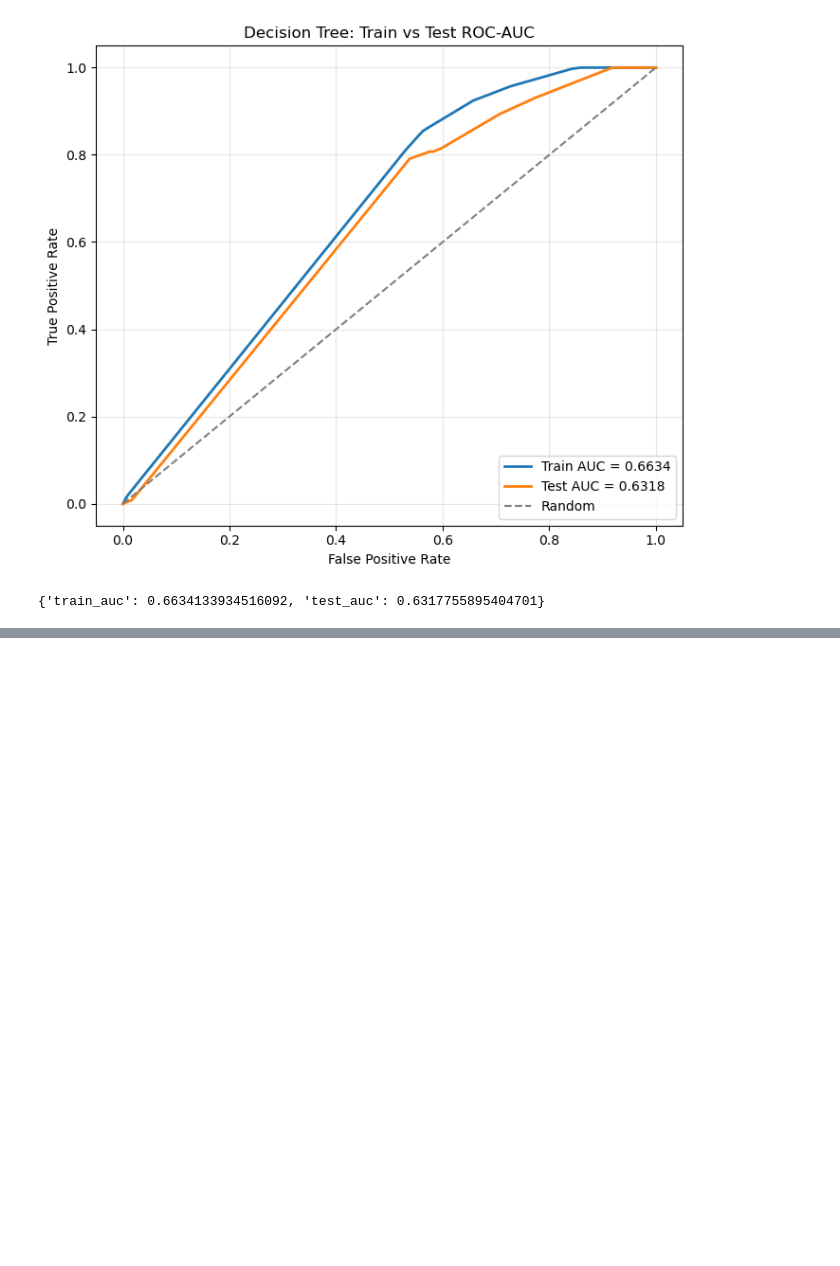
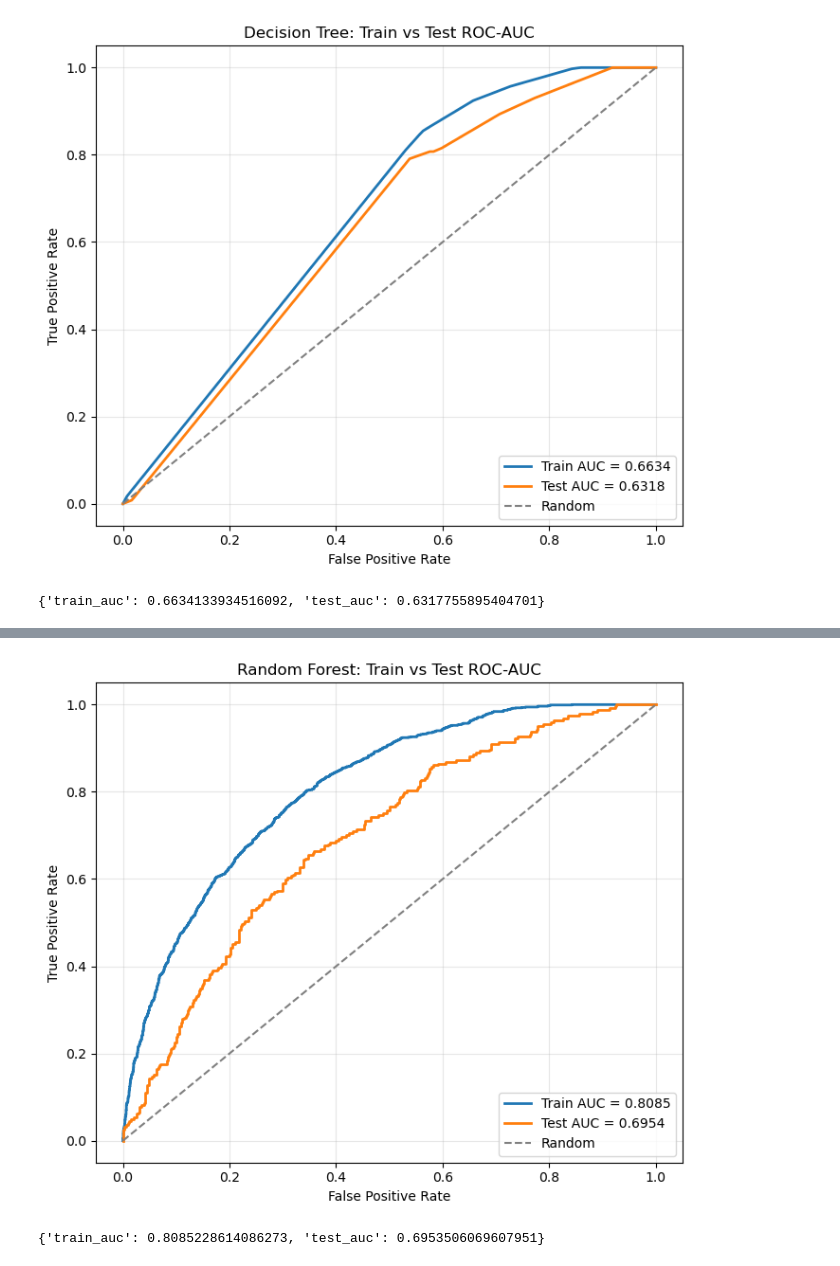
Before and after one commit to AlinaYakubova/Thesis_DTM_Trial_Class_Prediction, a Jupyter notebook: Main_script_diploma.ipynb, the cells around one changed output, grey strips where cells are left out. Saved outputs shown, nothing was run; the diff lists cells and outputs as text; code cells hidden in the pictures; blank space fills up the shorter version.

```diff
--- a/Main_script_diploma.ipynb
+++ b/Main_script_diploma.ipynb
@@ -1567,0 +1669,14 @@ plt.show()
+# %%
+rf_aucs = plot_train_test_roc_auc(
+    rf_model,
+    X_train,
+    y_train,
+    X_test,
+    y_test,
+    title="Random Forest: Train vs Test ROC-AUC",
+)
+
+print(rf_aucs)
+# %% [output]
+[figure, added]
+{'train_auc': 0.8085228614086273, 'test_auc': 0.6953506069607951}
```
Also changed, not shown: parts of 8 cells of this notebook.
